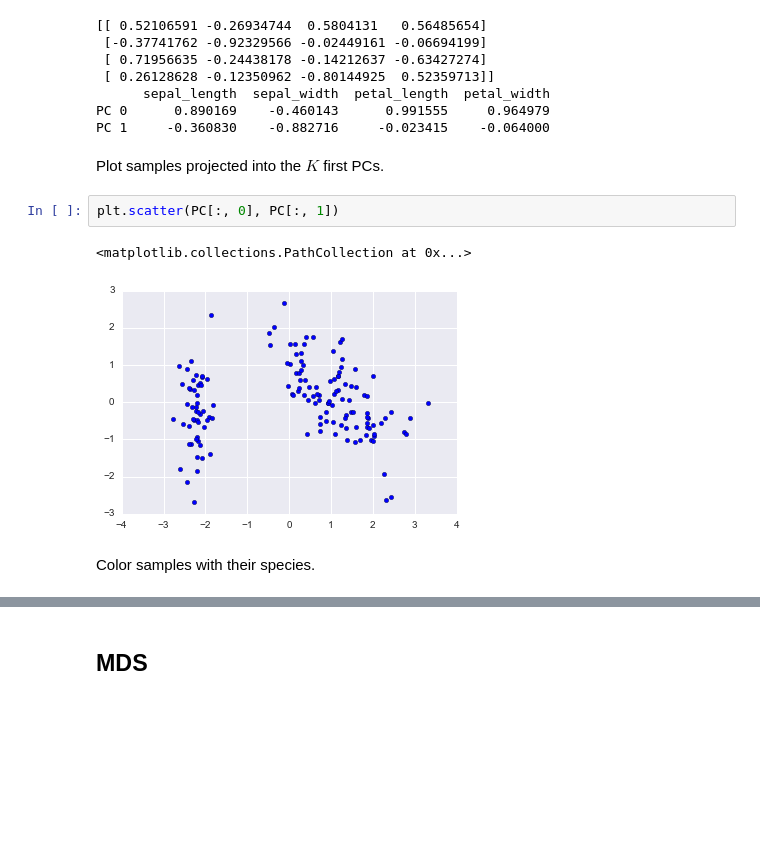
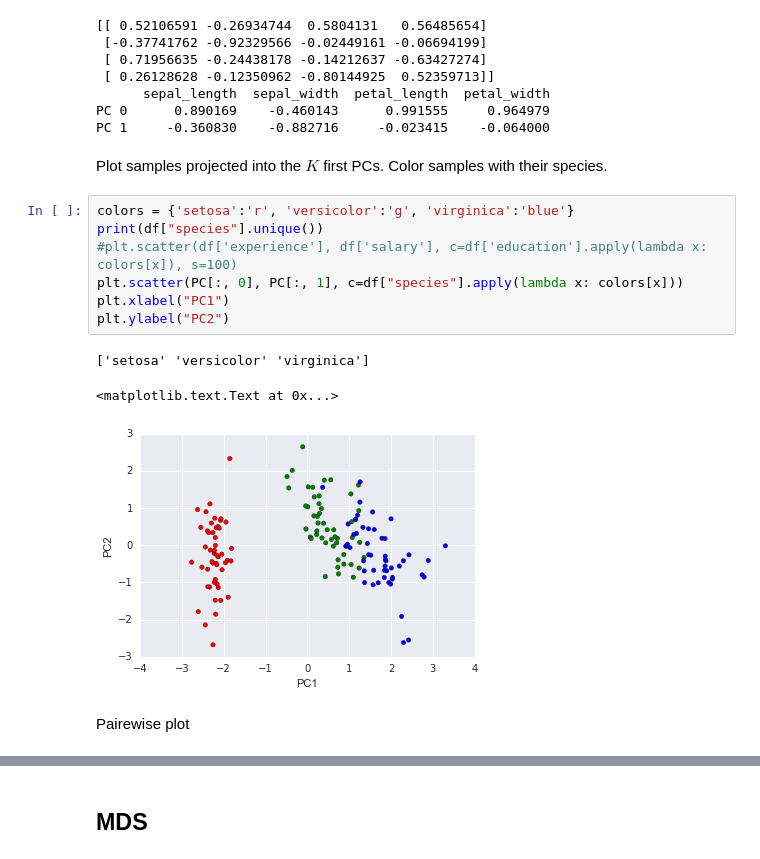
Before and after one commit to neurospin/pystatsml, a Jupyter notebook: notebooks/ml_dimensionality_reduction_exo.ipynb, the cells around one changed output, grey strips where cells are left out. Cells and saved outputs as stored; diff of their text form; blank space fills up the shorter version.

```diff
--- a/notebooks/ml_dimensionality_reduction_exo.ipynb
+++ b/notebooks/ml_dimensionality_reduction_exo.ipynb
@@ -162,14 +162,20 @@ print(CorPC)
 PC 0      0.890169    -0.460143      0.991555     0.964979
 PC 1     -0.360830    -0.882716     -0.023415    -0.064000
 # %% [markdown]
-Plot samples projected into the $K$ first PCs.
+Plot samples projected into the $K$ first PCs. Color samples with their species.
-# %%
-plt.scatter(PC[:, 0], PC[:, 1])
-# %% [output]
-<matplotlib.collections.PathCollection at 0x...>
-[figure, removed]
-# %% [markdown]
-Color samples with their species.
+# %%
+colors = {'setosa':'r', 'versicolor':'g', 'virginica':'blue'}
+print(df["species"].unique())
+#plt.scatter(df['experience'], df['salary'], c=df['education'].apply(lambda x: colors[x]), s=100)
+plt.scatter(PC[:, 0], PC[:, 1], c=df["species"].apply(lambda x: colors[x]))
+plt.xlabel("PC1")
+plt.ylabel("PC2")
+# %% [output]
+['setosa' 'versicolor' 'virginica']
+<matplotlib.text.Text at 0x...>
+[figure, added]
+# %% [markdown]
+Pairewise plot
 # %%
 df["PC1"] = PC[:, 0]
 df["PC2"] = PC[:, 1]
```
Also changed, not shown: parts of 2 cells of this notebook, 2 other files.
